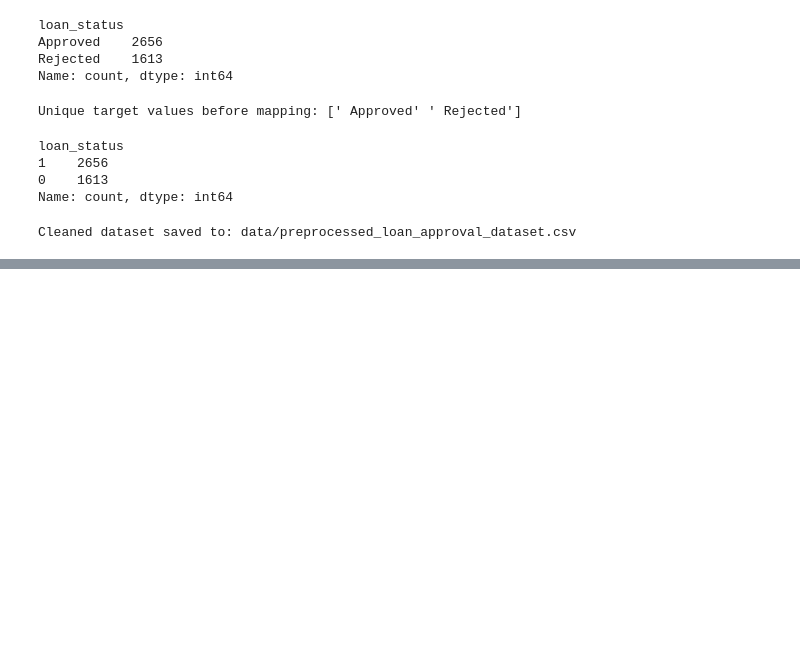
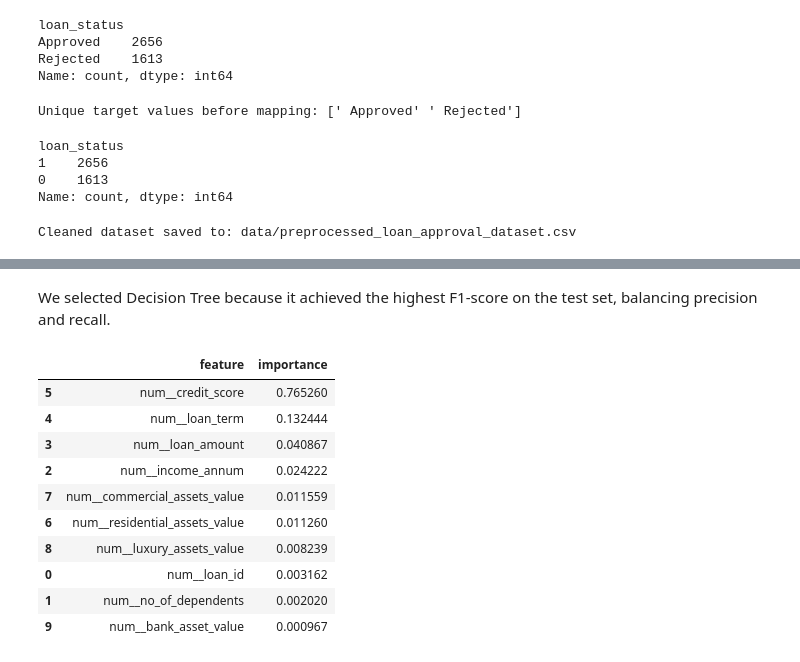
Before and after one commit to mainul-hira/validata-predict-loan-approval, a Jupyter notebook: predict_loan_approval.ipynb, the cells around one changed output, grey strips where cells are left out. Saved outputs shown, nothing was run; the diff lists cells and outputs as text; code cells hidden in the pictures; blank space fills up the shorter version.

```diff
--- a/predict_loan_approval.ipynb
+++ b/predict_loan_approval.ipynb
@@ -105,0 +376,32 @@ Cleaned dataset saved to: data/preprocessed_loan_approval_dataset.csv
+# %% [markdown]
+We selected Decision Tree because it achieved the highest F1-score on the test set, balancing precision and recall.
+# %%
+# Use the best tuned Decision Tree pipeline
+best_dt_model = best_dt
+
+# Extract fitted preprocessor and tree model
+fitted_preprocessor = best_dt_model.named_steps["preprocess"]
+tree_clf = best_dt_model.named_steps["model"]
+
+# Get feature names after preprocessing
+feature_names = fitted_preprocessor.get_feature_names_out()
+importances = tree_clf.feature_importances_
+
+feat_importances = pd.DataFrame({
+    "feature": feature_names,
+    "importance": importances
+}).sort_values(by="importance", ascending=False)
+
+feat_importances.head(10)
+# %% [output]
+|  | feature | importance |
+| 5 | num__credit_score | 0.765260 |
+| 4 | num__loan_term | 0.132444 |
+| 3 | num__loan_amount | 0.040867 |
+| 2 | num__income_annum | 0.024222 |
+| 7 | num__commercial_assets_value | 0.011559 |
+| 6 | num__residential_assets_value | 0.011260 |
+| 8 | num__luxury_assets_value | 0.008239 |
+| 0 | num__loan_id | 0.003162 |
+| 1 | num__no_of_dependents | 0.002020 |
+| 9 | num__bank_asset_value | 0.000967 |
```
Also changed, not shown: parts of 15 cells of this notebook.
